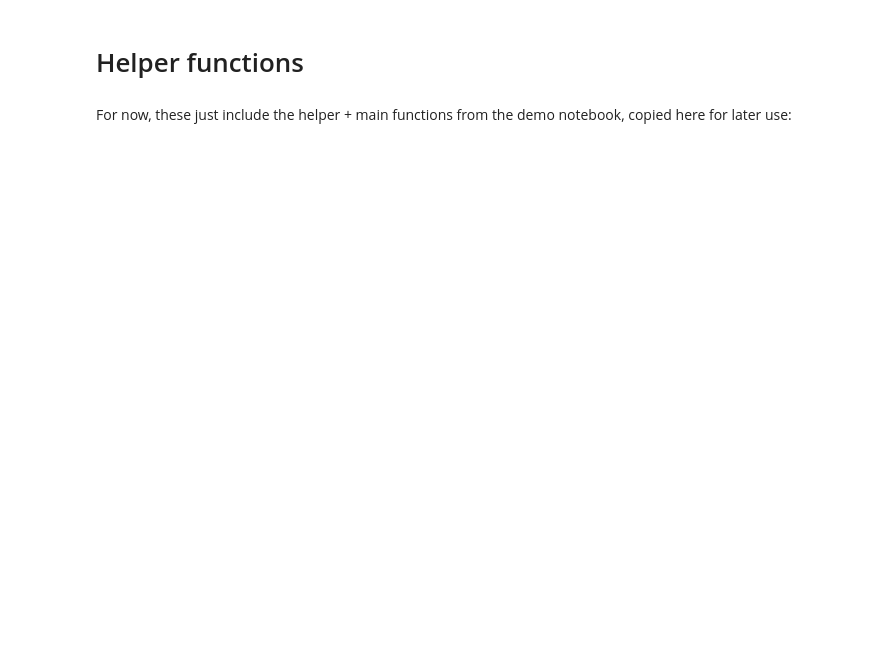
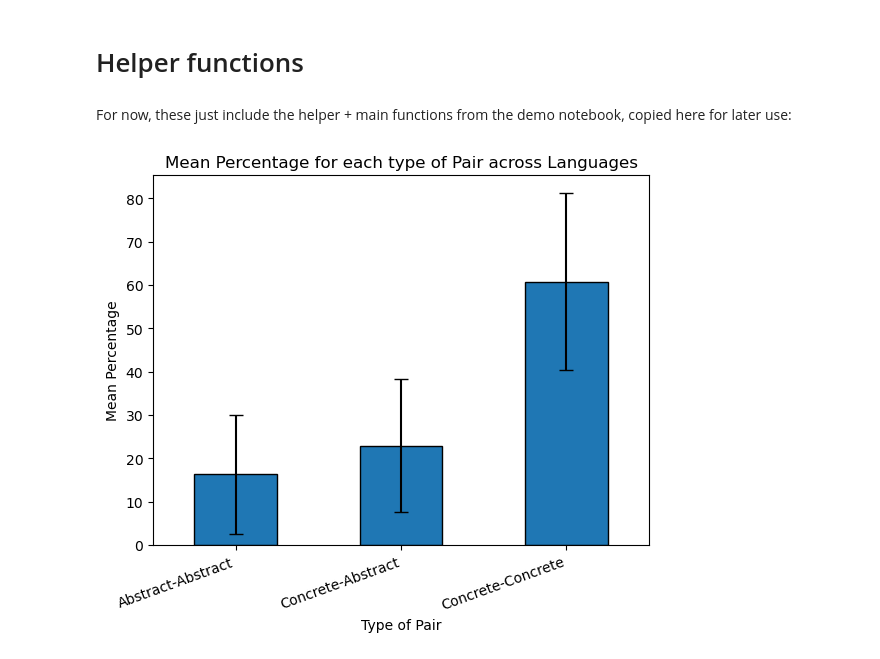
Before and after one commit to akunnamegwa/COG260Project, a Jupyter notebook: colex_demo_notebook.ipynb, the cells around one changed output. Drawn from its saved outputs; the diff is of its cells as text; code cells hidden in the pictures; blank space fills up the shorter version.

```diff
--- a/colex_demo_notebook.ipynb
+++ b/colex_demo_notebook.ipynb
@@ -140,6 +176,7 @@ def per_lang_colexification(curr_df):
 # %%
 def main():
-    all_dfs = []
+    all_pairs_dfs = []
+    all_type_counts_dfs = []
     for variety in tqdm(df['variety'].unique()):
         sub = df[df['variety'] == variety]
         agg = sub.groupby("clics_form")[['concepticon_gloss', 'concepticon_id']].agg(list)
@@ -149,8 +186,40 @@ def main():
         # We skip any language where no concepts are colexified
         if colex.shape[0] == 0:
             continue
-        curr_df = per_lang_colexification(colex)
-        all_dfs.append(curr_df)
-    mega = pd.concat(all_dfs)
-    colex_counts = mega.groupby(["concept_1", "concept_2"]).sum().reset_index()
-    return colex_counts
+        curr_df, curr_type_count = per_lang_colexification(colex)
+        all_pairs_dfs.append(curr_df)
+        all_type_counts_dfs.append(curr_type_count)
+    mega = pd.concat(all_pairs_dfs)
+    mega = mega.groupby(["colex_pair", "concreteness"]).sum().reset_index()
+
+    all_counts = pd.concat(all_type_counts_dfs)
+
+    return mega, all_counts
+# %%
+mega, counts = main()
+mega['x'] = mega['concreteness'].apply(lambda coord: coord[0])
+mega['y'] = mega['concreteness'].apply(lambda coord: coord[1])
+# %%
+counts = counts[counts["all"] != 0]
+type_percents = pd.DataFrame({
+    'Abstract-Abstract': counts['abs_abs'] / counts['all'] * 100,
+    'Concrete-Abstract': counts['conc_abs'] / counts['all'] * 100,
+    'Concrete-Concrete': counts['conc_conc'] / counts['all'] * 100
+})
+means = type_percents.mean()
+std_devs = type_percents.std()
+# Plot the bar graph with error bars
+fig, ax = plt.subplots()
+
+means.plot(kind='bar', yerr=std_devs, ax=ax, capsize=5, edgecolor='black')
+
+# Set labels and title
+ax.set_ylabel('Mean Percentage')
+ax.set_xlabel('Type of Pair')
+ax.set_title('Mean Percentage for each type of Pair across Languages')
+plt.xticks(rotation=20, ha="right")
+
+# Show the plot
+plt.show()
+# %% [output]
+[figure, added]
```
Also changed, not shown: parts of 9 cells of this notebook.
